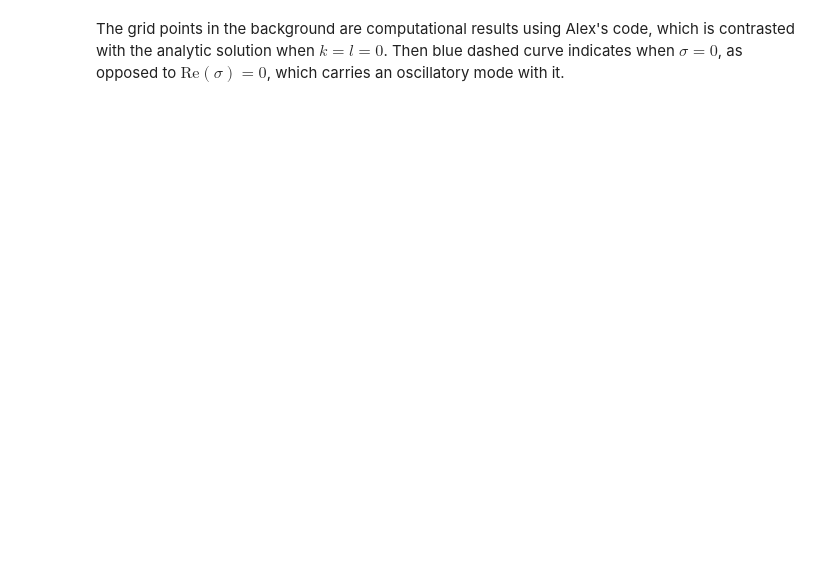
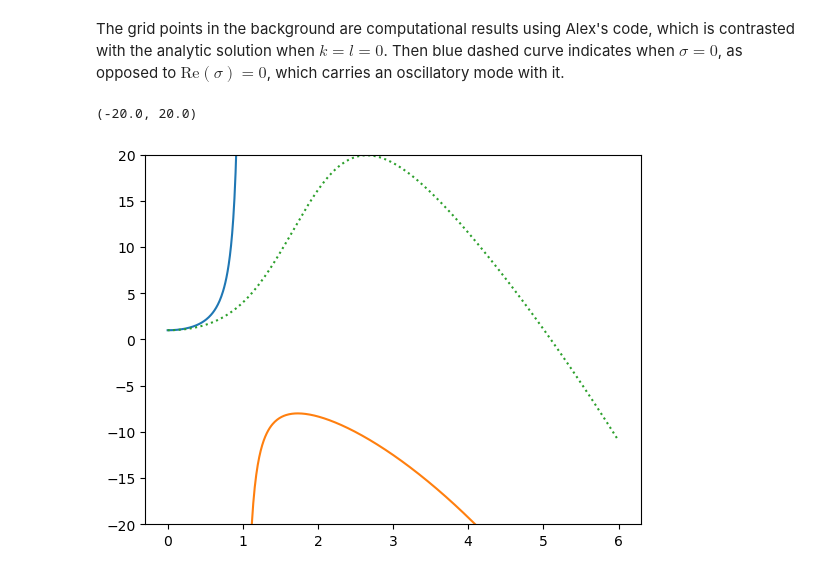
Before and after one commit to jaspercjp/Chebyshev-Pseudospectral-Active-Shear, a Jupyter notebook: python-code/ls2/ev-data-processing.ipynb, the cells around one changed output. Cells and saved outputs as stored; diff of their text form; code cells hidden in the pictures; blank space fills up the shorter version.

```diff
--- a/python-code/ls2/ev-data-processing.ipynb
+++ b/python-code/ls2/ev-data-processing.ipynb
@@ -53,2 +80,18 @@ plt.show()
 # %% [markdown]
 The grid points in the background are computational results using Alex's code, which is contrasted with the analytic solution when $k=l=0$. Then blue dashed curve indicates when $\sigma = 0$, as opposed to $\text{Re}(\sigma)=0$, which carries an oscillatory mode with it.
+# %%
+gds1 = np.linspace(0,0.98,130)
+gds2 = np.linspace(1.05,6,500)
+gds3 = np.linspace(0,6,700)
+a1 = (1 + np.power(gds1,2))**2 / (1 - np.power(gds1,2))
+a2 = (1 + np.power(gds2,2))**2 / (1 - np.power(gds2,2))
+y = 5
+a3 = ((1+y**2-gds3**2) * (1+gds3**2)**2) / (y**2 + (1-gds3**2)**2)
+plt.plot(gds1,a1)
+plt.plot(gds2,a2)
+plt.plot(gds3,a3,":")
+plt.plot()
+plt.ylim(-20,20)
+# %% [output]
+(-20.0, 20.0)
+[figure, added]
```
Also changed, not shown: parts of 2 cells of this notebook, 3 other files.
